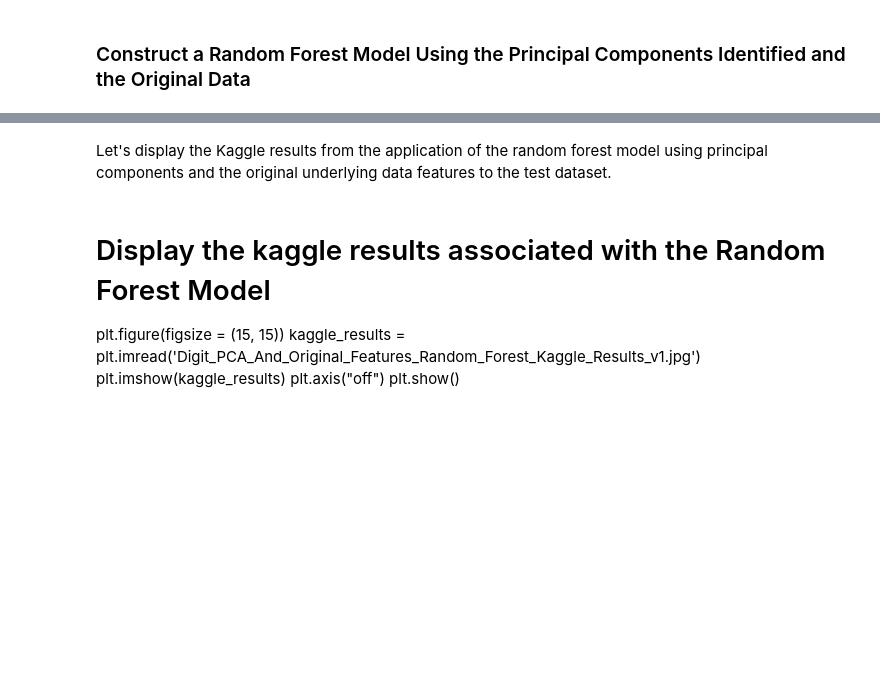
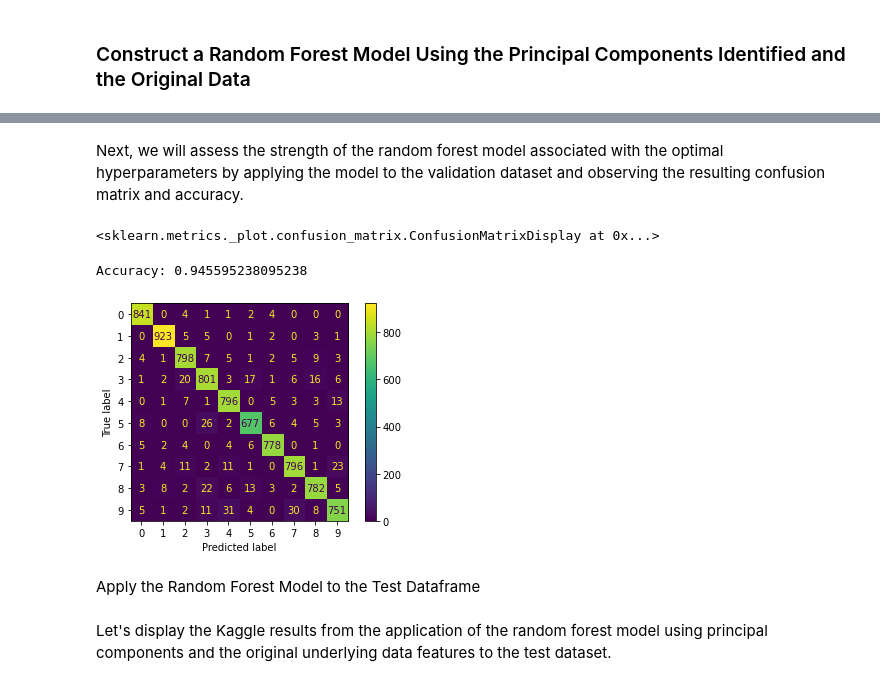
Before and after one commit to clairemarkey/MSDS-422-Group-3-Module-6, a Jupyter notebook: MSDS-422-Group-3-Module-6.ipynb, the cells around one changed output, grey strips where cells are left out. Drawn from its saved outputs; the diff is of its cells as text; code cells hidden in the pictures; blank space fills up the shorter version.

```diff
--- a/MSDS-422-Group-3-Module-6.ipynb
+++ b/MSDS-422-Group-3-Module-6.ipynb
@@ -448,0 +484,26 @@ print(f"The total run time for the Random Forest Model using the principal compo
+# %% [markdown]
+Next, we will assess the strength of the random forest model associated with the optimal hyperparameters by applying the model to the validation dataset and observing the resulting confusion matrix and accuracy.
+# %%
+# Generate predictions with the best model
+y_validation_predictions_rf = best_rf.predict(rf_x_validation)
+
+# Create the confusion matrix associated with the best random forest model
+cm = confusion_matrix(rf_y_validation, y_validation_predictions_rf)
+
+ConfusionMatrixDisplay(confusion_matrix=cm).plot();
+
+# Calculate the accuracy, precision, and recall associated with the predictions of the best random forest model
+
+accuracy_rf_validation = accuracy_score(rf_y_validation, y_validation_predictions_rf)
+#precision_rf_validation = precision_score(rf_y_validation, y_validation_predictions_rf)
+#recall_rf_validation = recall_score(rf_y_validation, y_validation_predictions_rf)
+
+print("Accuracy:", accuracy_rf_validation)
+#print("Precision:", precision_rf_validation)
+#print("Recall:", recall_rf_validation)
+# %% [output]
+<sklearn.metrics._plot.confusion_matrix.ConfusionMatrixDisplay at 0x...>
+Accuracy: 0.945595238095238
+[figure, added]
+# %% [markdown]
+Apply the Random Forest Model to the Test Dataframe
@@ -449,9 +530,2 @@ print(f"The total run time for the Random Forest Model using the principal compo
 # %% [markdown]
 Let's display the Kaggle results from the application of the random forest model using principal components and the original underlying data features to the test dataset.
-# %% [markdown]
-# Display the kaggle results associated with the Random Forest Model
-plt.figure(figsize = (15, 15))
-kaggle_results = plt.imread('Digit_PCA_And_Original_Features_Random_Forest_Kaggle_Results_v1.jpg')
-plt.imshow(kaggle_results)
-plt.axis("off")
-plt.show()
```
Also changed, not shown: parts of 7 cells of this notebook, 2 other files.
